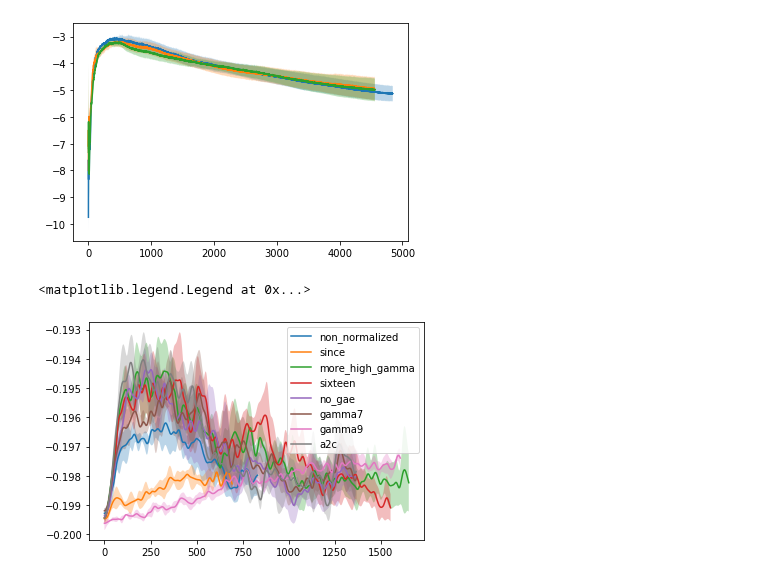
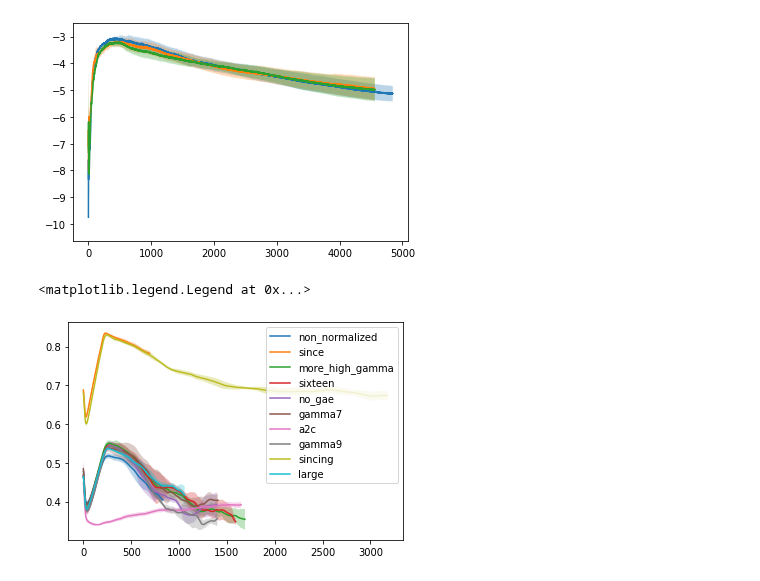
Before and after one commit to neuroailab/CuriousSamplePlanner, a Jupyter notebook: policy_learning/Policy Learning Results.ipynb, the cells around one changed output. Cells and saved outputs as stored; diff of their text form; code cells hidden in the pictures.

```diff
--- a/policy_learning/Policy Learning Results.ipynb
+++ b/policy_learning/Policy Learning Results.ipynb
@@ -8,17 +8,17 @@ from scipy.ndimage import gaussian_filter
 
 %matplotlib inline
 # %%
-def get_rewards(exp_name = "", sigma=100, key = "rewards"):
-    filehandler = open("/Users/aidancurtis/remote_solution_data/solution_data_new/"+str(exp_name)+"/exp_dict.pkl", 'rb')
+def get_rewards(exp_name = "", sigma=100, key = "rewards", base_dir = "/Users/aidancurtis/remote_solution_data/solution_data_new/"):
+    filehandler = open(base_dir+str(exp_name)+"/exp_dict.pkl", 'rb')
 
     exp_dict = pickle.load(filehandler)
     return gaussian_filter(np.array( exp_dict[key]), sigma)
 
 
-def plot_group_rewards(exp_names = [], sigma=300, key="rewards"):
+def plot_group_rewards(exp_names = [], sigma=300, key="rewards", base_dir = "/Users/aidancurtis/remote_solution_data/solution_data_new/"):
     group_rewards = []
     for exp_name in exp_names:
-        group_rewards.append(get_rewards(exp_name, sigma=sigma, key=key))
+        group_rewards.append(get_rewards(exp_name, sigma=sigma, key=key, base_dir = base_dir))
 
     min_length = min([len(gr) for gr in group_rewards])
     trimmed_group_rewards = []
@@ -272,19 +272,19 @@ losses = plot_group_rewards(["clean1","clean2","clean3","clean4"], key="rewards"
 [figure]
 # %%
 # losses = plot_group_rewards(["clean1","clean2","clean3","clean4"], key="rewards", sigma=0)
-losses = plot_group_rewards(["non_normalized_1","non_normalized_2","non_normalized_3","non_normalized_4"], key="rewards", sigma=10)
-losses = plot_group_rewards(["since1","since2","since3","since4"], key="rewards", sigma=10)
-losses = plot_group_rewards(["more_high_gamma1","more_high_gamma2","more_high_gamma3","more_high_gamma4"], key="rewards", sigma=10)
-losses = plot_group_rewards(["sixteen1","sixteen2","sixteen3","sixteen4"], key="rewards", sigma=10)
-losses = plot_group_rewards(["no_gae1","no_gae2","no_gae3","no_gae4"], key="rewards", sigma=10)
-losses = plot_group_rewards(["gamma7_1","gamma7_2","gamma7_3","gamma7_4"], key="rewards", sigma=10)
-losses = plot_group_rewards(["a2c1","a2c2","a2c3","a2c4"], key="rewards", sigma=10)
+key = "gail_loss"
+losses = plot_group_rewards(["non_normalized_1","non_normalized_2","non_normalized_3","non_normalized_4"], key=key, sigma=10)
+losses = plot_group_rewards(["since1","since2","since3","since4"], key=key, sigma=10)
+losses = plot_group_rewards(["more_high_gamma1","more_high_gamma2","more_high_gamma3","more_high_gamma4"], key=key, sigma=10)
+losses = plot_group_rewards(["sixteen1","sixteen2","sixteen3","sixteen4"], key=key, sigma=10)
+losses = plot_group_rewards(["no_gae1","no_gae2","no_gae3","no_gae4"], key=key, sigma=10)
+losses = plot_group_rewards(["gamma7_1","gamma7_2","gamma7_3","gamma7_4"], key=key, sigma=10)
+losses = plot_group_rewards(["a2c1","a2c2","a2c3","a2c4"], key=key, sigma=10)
+losses = plot_group_rewards(["gamma9_1","gamma9_2","gamma9_3","gamma9_4"], key=key, sigma=10)
+losses = plot_group_rewards(["sincing_1","sincing_2","sincing_3","sincing_4"], key=key, sigma=10)
+losses = plot_group_rewards(["large_three_1","large_three_2","large_three_3","large_three_4"], key=key, sigma=10)
 
-losses = plot_group_rewards(["gamma9_1","gamma9_2","gamma9_3","gamma9_4"], key="rewards", sigma=10)
-
-
-
-plt.legend(['non_normalized', 'since', 'more_high_gamma', 'sixteen', 'no_gae', 'gamma7', 'gamma9',  'a2c'])
+plt.legend(['non_normalized', 'since', 'more_high_gamma', 'sixteen', 'no_gae', 'gamma7','a2c', 'gamma9', 'sincing', 'large'])
 # %% [output]
 <matplotlib.legend.Legend at 0x...>
-[figure, old version]
+[figure, new version]
```
Also changed, not shown: parts of 4 cells of this notebook, 20 other files.
